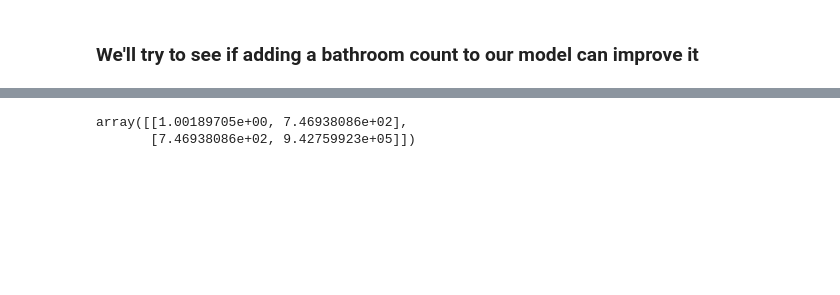
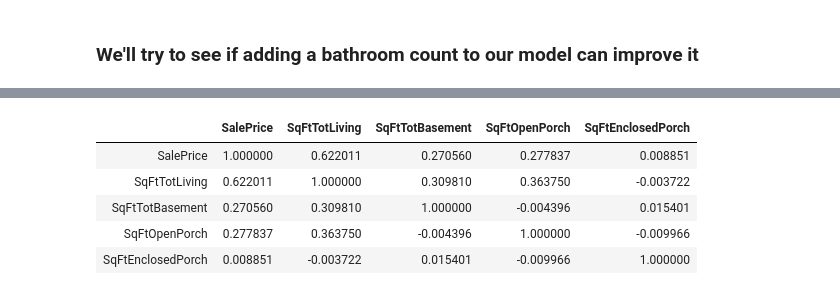
Before and after one commit to dannmorr/mod2-project-group-3, a Jupyter notebook: notebooks/exploratory/jp-2-modeling.ipynb, the cells around one changed output, grey strips where cells are left out. Cells and saved outputs as stored; diff of their text form; code cells hidden in the pictures; blank space fills up the shorter version.

```diff
--- a/notebooks/exploratory/jp-2-modeling.ipynb
+++ b/notebooks/exploratory/jp-2-modeling.ipynb
@@ -354,6 +245,10 @@ Warnings:
 strong multicollinearity or other numerical problems.
-# %%
-np.cov(fsm_df.bathrooms, fsm_df.SqFtTotLiving)
-# %% [output]
-array([[1.00189705e+00, 7.46938086e+02],
-       [7.46938086e+02, 9.42759923e+05]])
+# %%
+fsm_df.corr()
+# %% [output]
+|  | SalePrice | SqFtTotLiving | SqFtTotBasement | SqFtOpenPorch | SqFtEnclosedPorch |
+| SalePrice | 1.000000 | 0.622011 | 0.270560 | 0.277837 | 0.008851 |
+| SqFtTotLiving | 0.622011 | 1.000000 | 0.309810 | 0.363750 | -0.003722 |
+| SqFtTotBasement | 0.270560 | 0.309810 | 1.000000 | -0.004396 | 0.015401 |
+| SqFtOpenPorch | 0.277837 | 0.363750 | -0.004396 | 1.000000 | -0.009966 |
+| SqFtEnclosedPorch | 0.008851 | -0.003722 | 0.015401 | -0.009966 | 1.000000 |
```
Also changed, not shown: parts of 30 cells of this notebook, 13 other files.
